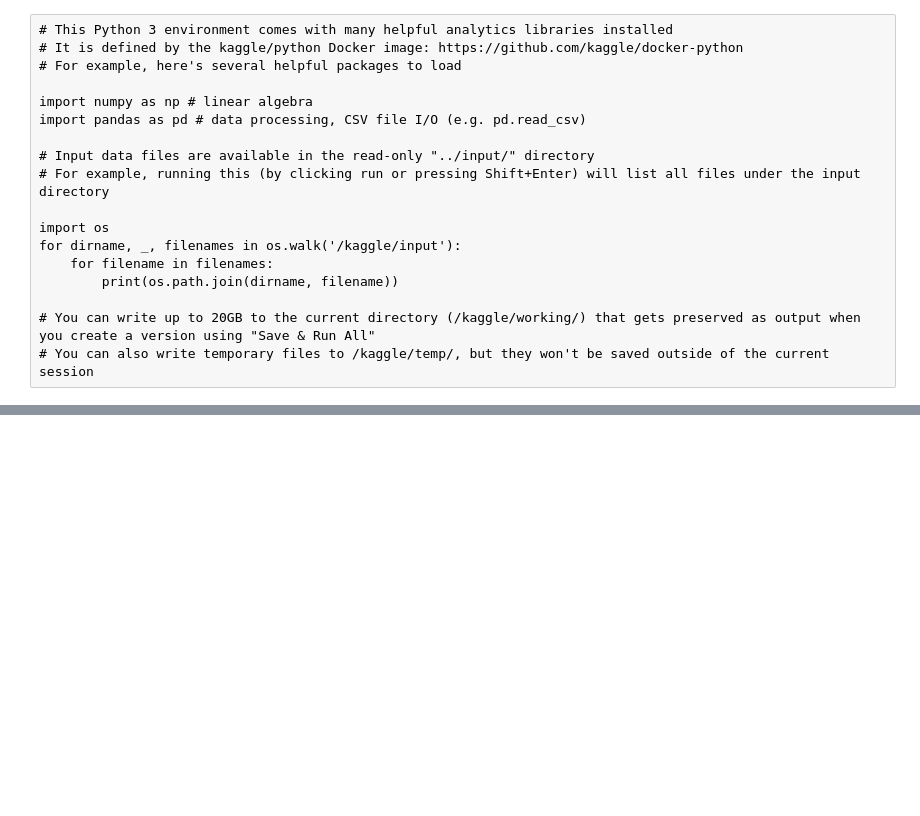
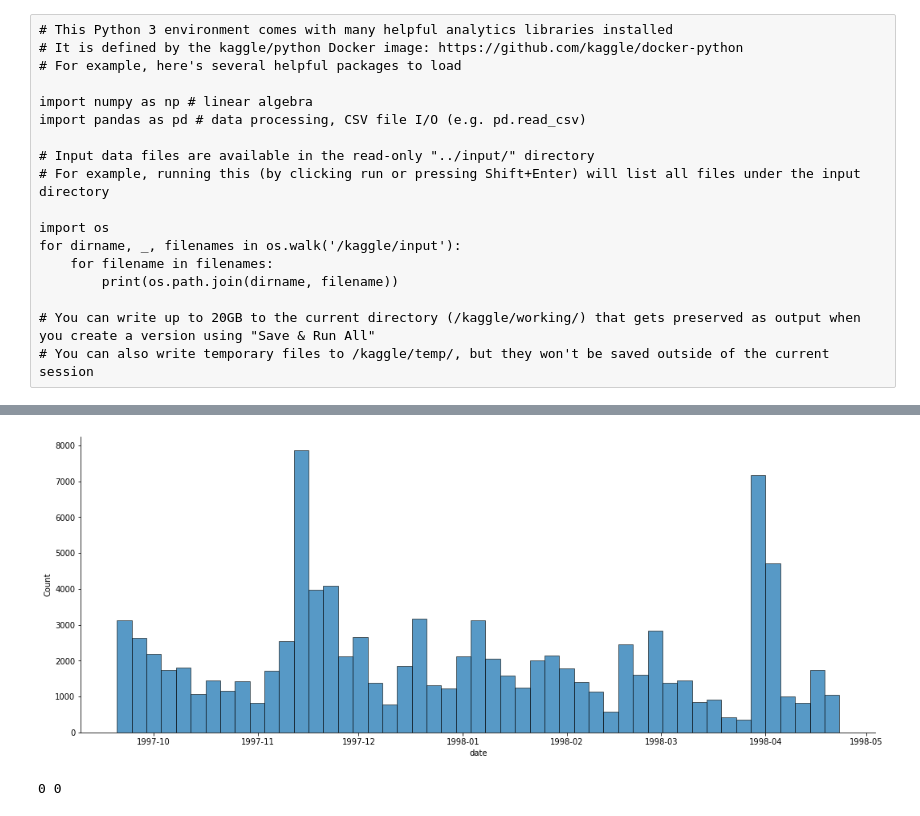
Before and after one commit to Sumeet2807/Recommender-Systems, a Jupyter notebook: collaborative-ipynb.ipynb, the cells around one changed output, grey strips where cells are left out. Cells and saved outputs as stored; diff of their text form; code cells hidden in the pictures; blank space fills up the shorter version.

```diff
--- a/collaborative-ipynb.ipynb
+++ b/collaborative-ipynb.ipynb
@@ -42,0 +23,23 @@ print(X_train.shape,y_train.shape)
+# %%
+
+df = pd.read_csv('../input/movielens-100k-dataset/ml-100k/u.data', sep='\t',
+                 names=['user_id','item_id','rating','tstamp']).sample(frac=1)
+df['date'] = pd.to_datetime(df['tstamp'],unit='s')
+
+print(df.head())
+items = pd.read_csv('../input/movielens-100k-dataset/ml-100k/u.item', sep='|',
+                    names=['movie id' ,'movie title' ,'release date' ,'video release date' ,
+                           'IMDb URL' ,'unknown' ,'Action' ,'Adventure' ,'Animation' ,
+                           'Children' ,'Comedy' ,'Crime' ,'Documentary' ,'Drama' ,'Fantasy' ,
+                           'Film-Noir' ,'Horror' ,'Musical' ,'Mystery' ,'Romance' ,'Sci-Fi' ,
+                           'Thriller' ,'War' ,'Western'],encoding='latin')
+def get_year(x):
+    if pd.isna(x):
+        return 0
+    else:
+        return(int(x[-4:]))
+items['year'] = items['release date'].apply(get_year)
+items = items.set_index('movie id')
+print(items.head)
+num_users = len(pd.unique(df['user_id']))
+num_movie = len(pd.unique(df['item_id']))
@@ -42,0 +64,6 @@ print(X_train.shape,y_train.shape)
+# %%
+g = sns.displot(df['date'])
+g.fig.set_figheight(6)
+g.fig.set_figwidth(18)
+# %% [output]
+[figure, added]
@@ -43,2 +80,11 @@ print(X_train.shape,y_train.shape)
+# %%
+X_train = df_train.drop(columns=['rating','tstamp','date']).to_numpy() - 1
+y_train = df_train['rating'].to_numpy()
+X_test = df_test.drop(columns=['rating','tstamp','date']).to_numpy() - 1
+y_test = df_test['rating'].to_numpy()
+
+print(np.min(X_train[:,0]),np.min(X_test[:,0]))
+# %% [output]
+0 0
 # %%
 import tensorflow as tf
```
Also changed, not shown: parts of 16 cells of this notebook.
